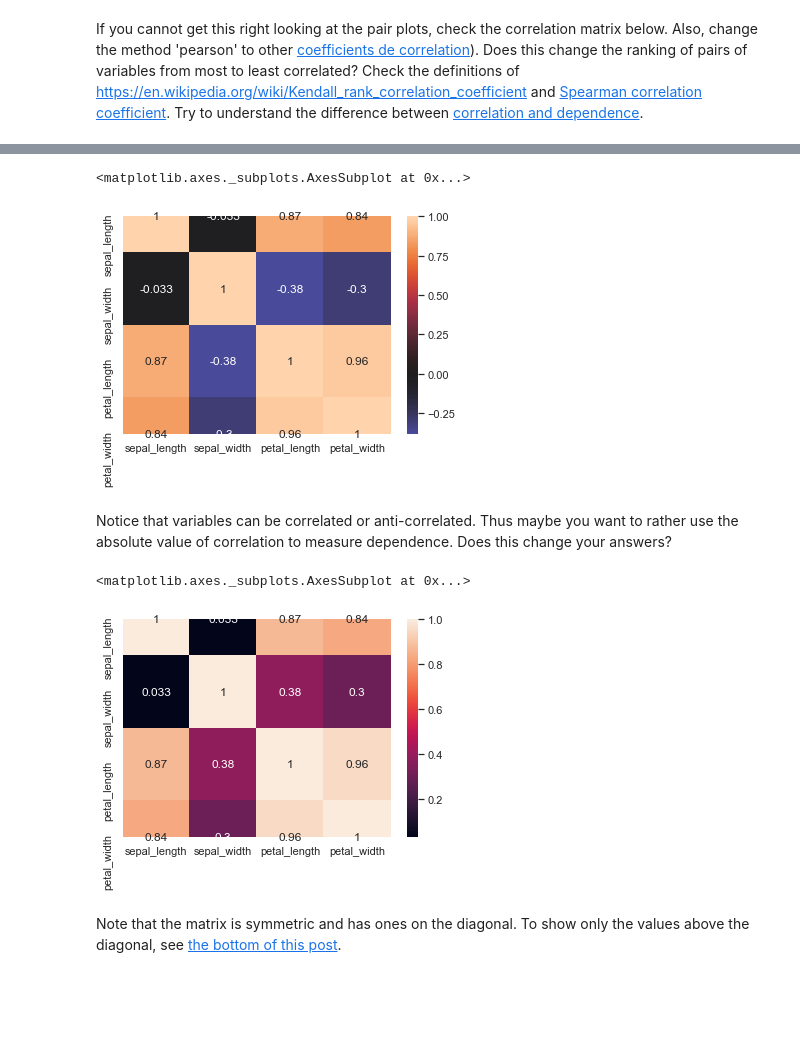
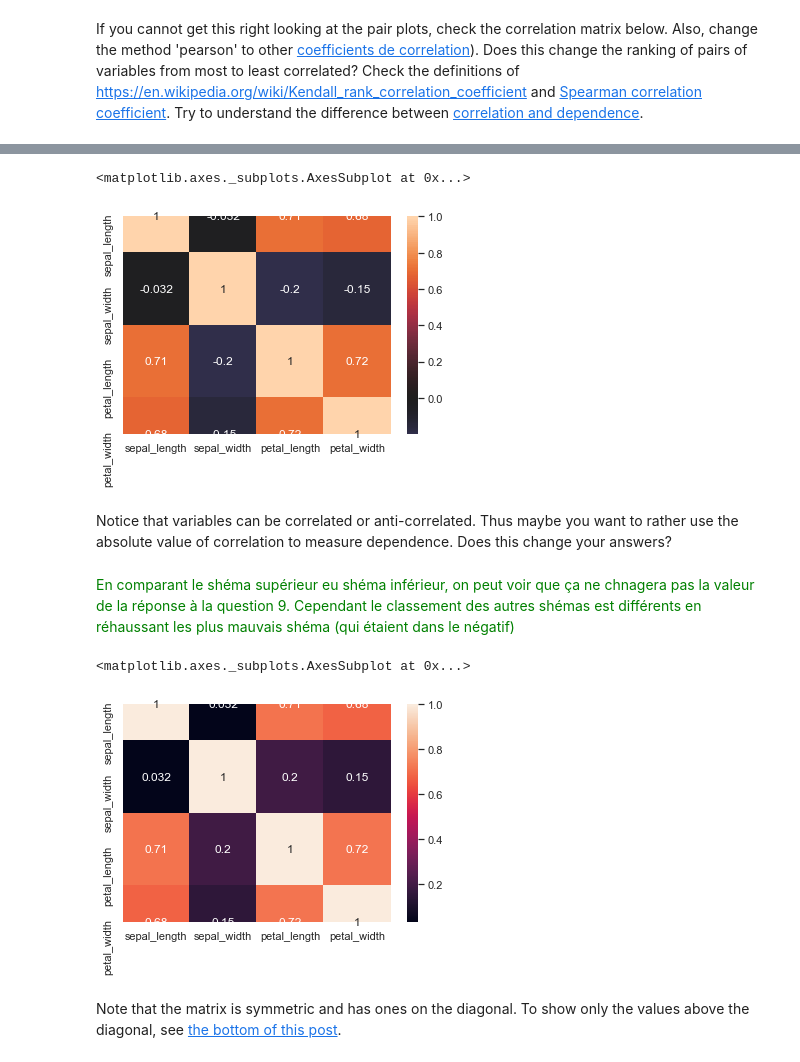
Before and after one commit to antoninpaoli/info232, a Jupyter notebook: TP0/TP0.ipynb, the cells around one changed output, grey strips where cells are left out. Drawn from its saved outputs; the diff is of its cells as text; code cells hidden in the pictures; blank space fills up the shorter version.

```diff
--- a/TP0/TP0.ipynb
+++ b/TP0/TP0.ipynb
@@ -274,16 +310,18 @@ If you cannot get this right looking at the pair plots, check the correlation ma
 # %%
-corr_mat = data.corr(method='pearson')
+corr_mat = data.corr(method='kendall')
 sns.heatmap(corr_mat, annot=True, center=0)
 # %% [output]
 <matplotlib.axes._subplots.AxesSubplot at 0x...>
-[figure, old version]
+[figure, new version]
 # %% [markdown]
 Notice that variables can be correlated or anti-correlated. Thus maybe you want to rather use the absolute value of correlation to measure dependence. Does this change your answers?
+# %% [markdown]
+<p style="color:green;">En comparant le shéma supérieur eu shéma inférieur, on peut voir que ça ne chnagera pas la valeur de la réponse à la question 9. Cependant le classement des autres shémas est différents en réhaussant les plus mauvais shéma (qui étaient dans le négatif) </p>
 # %%
 sns.heatmap(abs(corr_mat), annot=True)
 # %% [output]
 <matplotlib.axes._subplots.AxesSubplot at 0x...>
-[figure, old version]
+[figure, new version]
 # %% [markdown]
 Note that the matrix is symmetric and has ones on the diagonal.  To show only the values above the diagonal, see <a href="https://seaborn.pydata.org/generated/seaborn.heatmap.html">the bottom of this post</a>.
 # %% [markdown]
```
Also changed, not shown: parts of 19 cells of this notebook.
